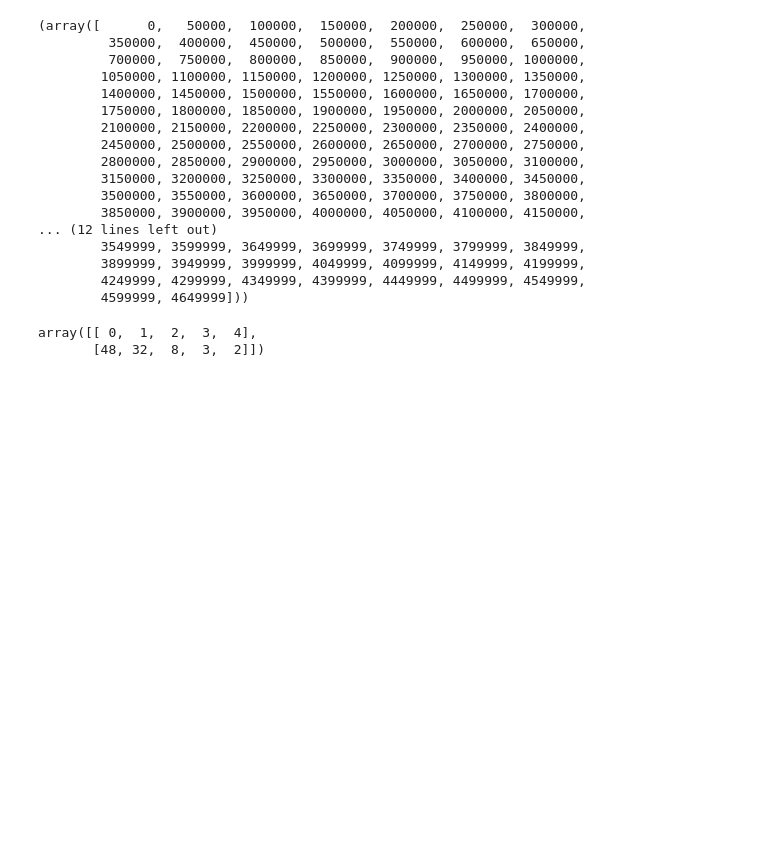
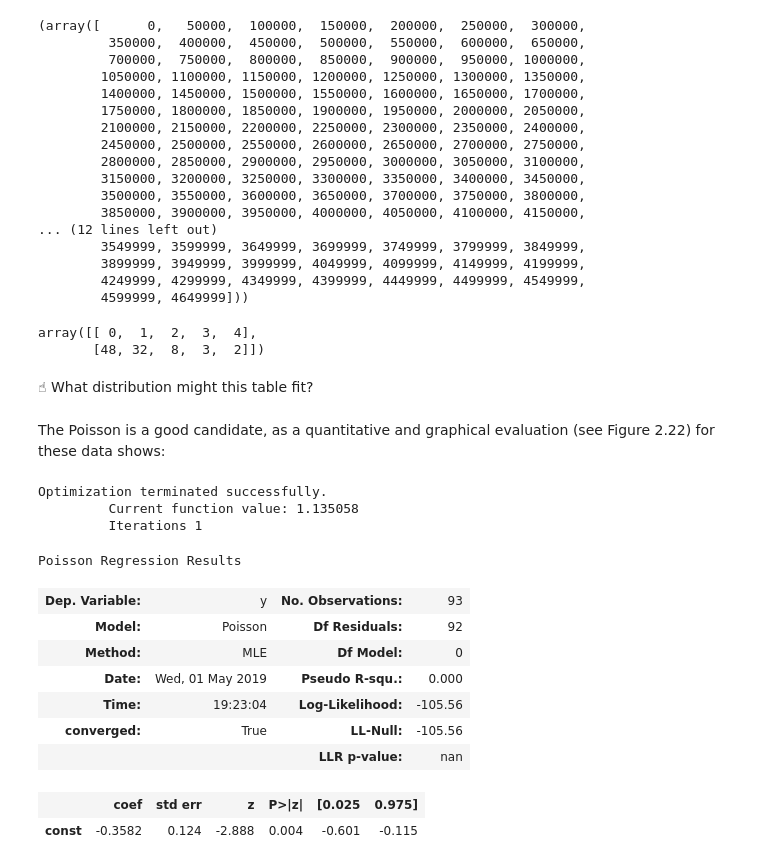
Before and after one commit to nekrut/msmb_python, a Jupyter notebook: chapter2.ipynb, the cells around one changed output. Cells and saved outputs as stored; diff of their text form; code cells hidden in the pictures; blank space fills up the shorter version.

```diff
--- a/chapter2.ipynb
+++ b/chapter2.ipynb
@@ -1052,3 +1052,7 @@ np.stack(np.unique(numMatches, return_counts=True))
 # %% [output]
 array([[ 0,  1,  2,  3,  4],
        [48, 32,  8,  3,  2]])
+# %% [markdown]
+&#9757;  What distribution might this table fit?
+# %% [markdown]
+The Poisson is a good candidate, as a quantitative and graphical evaluation (see Figure 2.22) for these data shows:
@@ -1054,0 +1061,19 @@ array([[ 0,  1,  2,  3,  4],
+# %%
+gf = Poisson(numMatches, np.ones_like(numMatches)).fit()
+# %% [output]
+Optimization terminated successfully.
+         Current function value: 1.135058
+         Iterations 1
+# %%
+gf.summary()
+# %% [output]
+Poisson Regression Results
+| Dep. Variable: | y | No. Observations: | 93 |
+| Model: | Poisson | Df Residuals: | 92 |
+| Method: | MLE | Df Model: | 0 |
+| Date: | Wed, 01 May 2019 | Pseudo R-squ.: | 0.000 |
+| Time: | 19:23:04 | Log-Likelihood: | -105.56 |
+| converged: | True | LL-Null: | -105.56 |
+|  |  | LLR p-value: | nan |
+|  | coef | std err | z | P>|z| | [0.025 | 0.975] |
+| const | -0.3582 | 0.124 | -2.888 | 0.004 | -0.601 | -0.115 |
```
Also changed, not shown: parts of 22 cells of this notebook.
